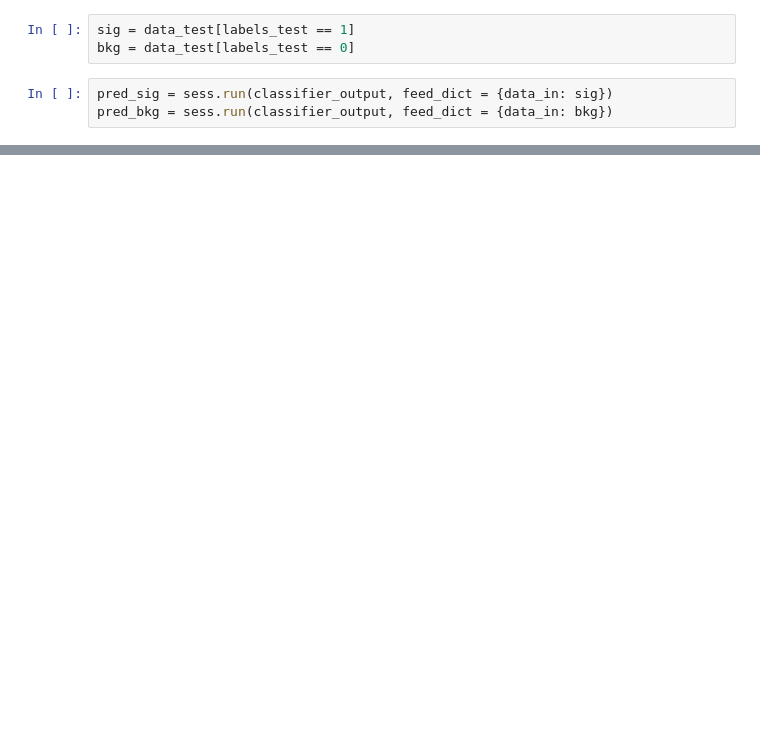
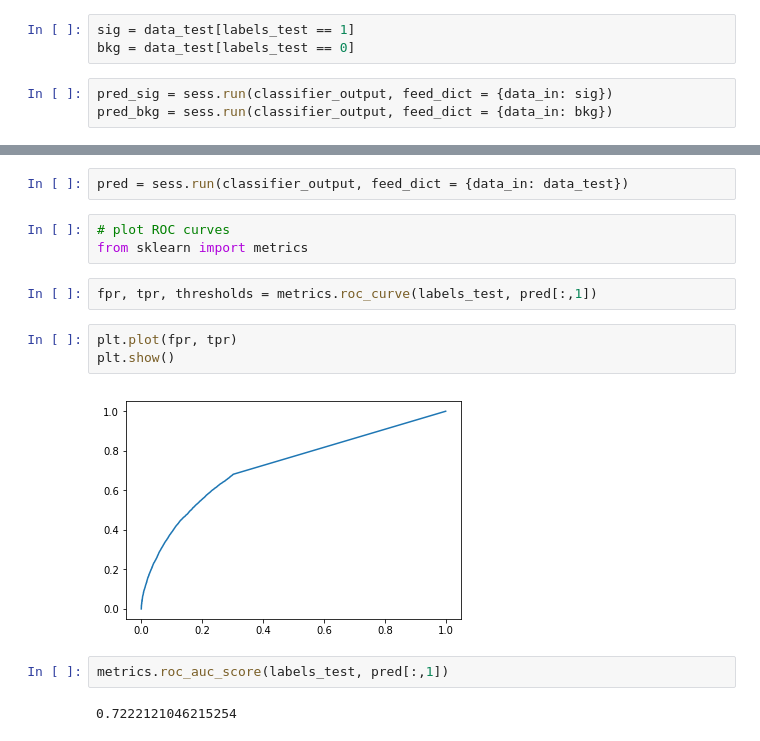
Before and after one commit to philippwindischhofer/PMI, a Jupyter notebook: MINE_classifier_nuisances_TF.ipynb, the cells around one changed output, grey strips where cells are left out. Drawn from its saved outputs; the diff is of its cells as text; blank space fills up the shorter version.

```diff
--- a/MINE_classifier_nuisances_TF.ipynb
+++ b/MINE_classifier_nuisances_TF.ipynb
@@ -228,0 +229,16 @@ plt.show()
+# %%
+pred = sess.run(classifier_output, feed_dict = {data_in: data_test})
+# %%
+# plot ROC curves
+from sklearn import metrics
+# %%
+fpr, tpr, thresholds = metrics.roc_curve(labels_test, pred[:,1])
+# %%
+plt.plot(fpr, tpr)
+plt.show()
+# %% [output]
+[figure, added]
+# %%
+metrics.roc_auc_score(labels_test, pred[:,1])
+# %% [output]
+0.7222121046215254
```
Also changed, not shown: parts of 5 cells of this notebook, 1 other file.
